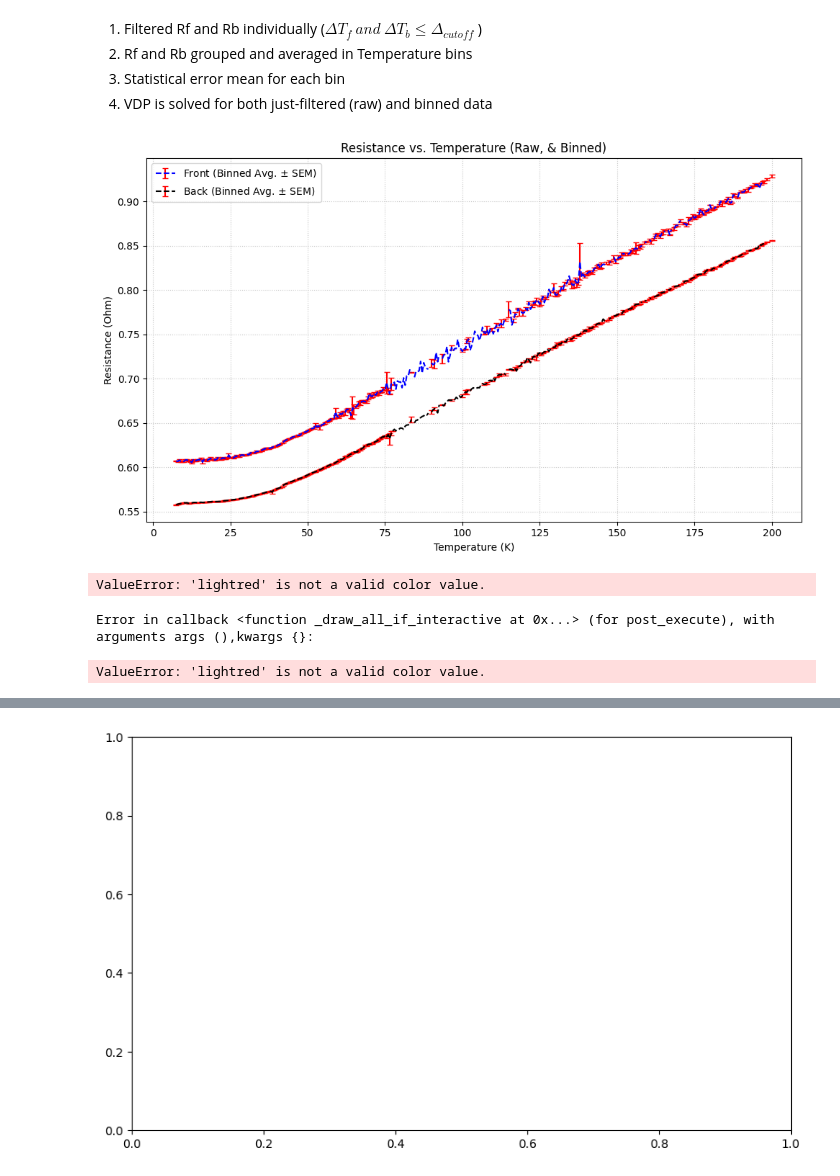
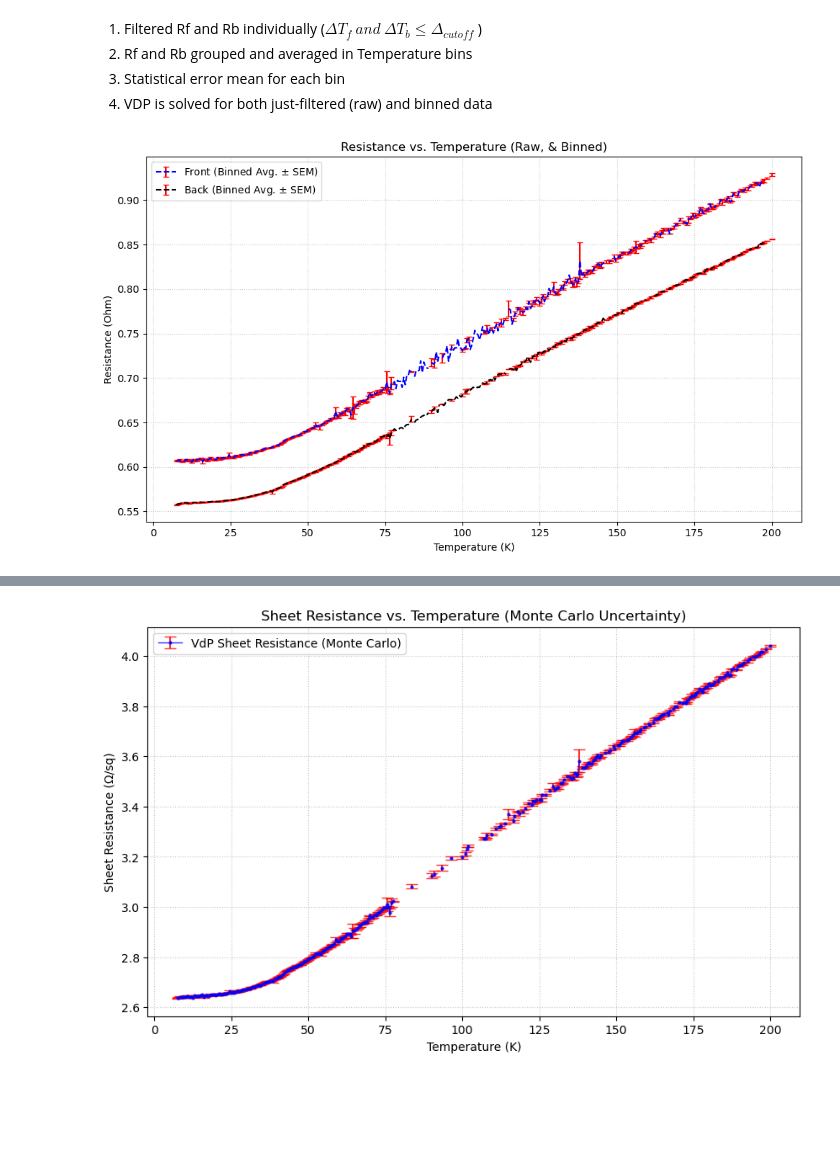
Before and after one commit to gamberoillecito/Nb-Characterization, a Jupyter notebook: R-vs-T/VdP.ipynb, the cells around one changed output, grey strips where cells are left out. Drawn from its saved outputs; the diff is of its cells as text; code cells hidden in the pictures; blank space fills up the shorter version.

```diff
--- a/R-vs-T/VdP.ipynb
+++ b/R-vs-T/VdP.ipynb
@@ -276,35 +277,32 @@ plt.xlabel("Temperature (K)")
 plt.ylabel("Sheet Resistance (Ohm)")
 plt.title("Sheet Resistance vs. Temperature (Raw)")
 
 # # ---------------------------------------------
 # VDP BINNED DATA +- MC
 clean_Rs_mc = np.zeros(Ns)
 clean_Rs_std_mc = np.zeros(Ns)
 
 for i in range(Ns):
     if not (np.isnan(clean_Rf[i]) or np.isnan(clean_Rb[i])):
         Rs_mean, Rs_std, Rs_sem = propagate_vdp_uncertainty_mc(
             clean_Rf[i], clean_Rf_sem[i], clean_Rb[i], clean_Rb_sem[i]
         )
         clean_Rs_mc[i] = Rs_mean
         clean_Rs_std_mc[i] = Rs_std
     else:
         clean_Rs_mc[i] = np.nan
         clean_Rs_std_mc[i] = np.nan
 
 plt.figure(figsize=(10, 6))
 plt.errorbar(sample_T, clean_Rs_mc, yerr=clean_Rs_std_mc, fmt='o-',
              capsize=5, markersize=2, linewidth=1, elinewidth=1.5,
-             label='VdP Sheet Resistance (Monte Carlo)', color='blue', ecolor='lightred', alpha=0.8)
+             label='VdP Sheet Resistance (Monte Carlo)', color='blue', ecolor='red', alpha=0.8)
 plt.xlabel("Temperature (K)")
 plt.ylabel("Sheet Resistance (Ω/sq)")
 plt.title("Sheet Resistance vs. Temperature (Monte Carlo Uncertainty)")
 plt.legend()
 plt.grid(True, linestyle=':', alpha=0.7)
 # %% [output]
 [figure]
-ValueError: 'lightred' is not a valid color value.
-Error in callback <function _draw_all_if_interactive at 0x...> (for post_execute), with arguments args (),kwargs {}:
-ValueError: 'lightred' is not a valid color value.
 [figure]
-[figure, old version]
+[figure, new version]
```
Also changed, not shown: parts of 19 cells of this notebook.
